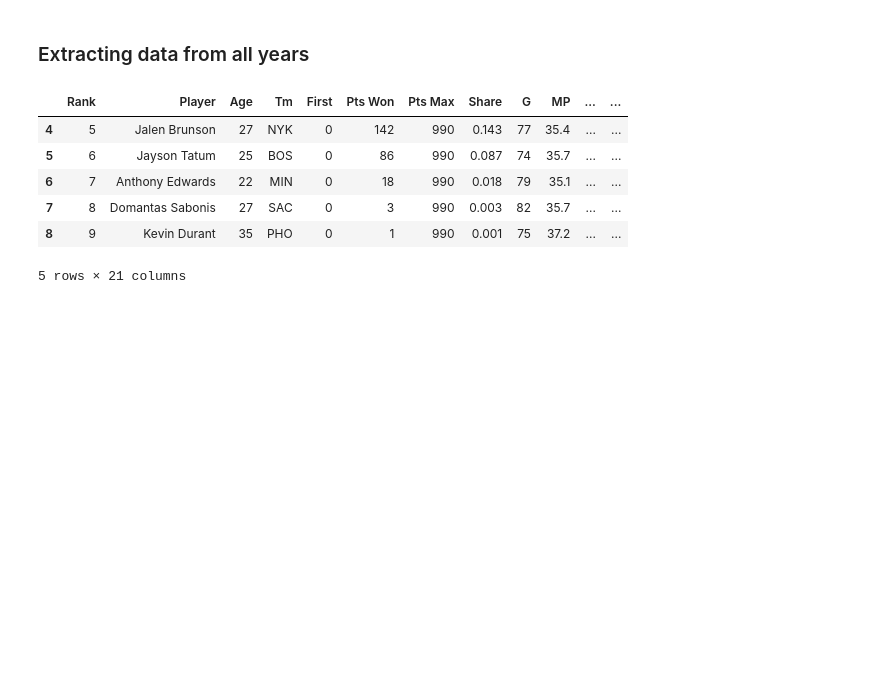
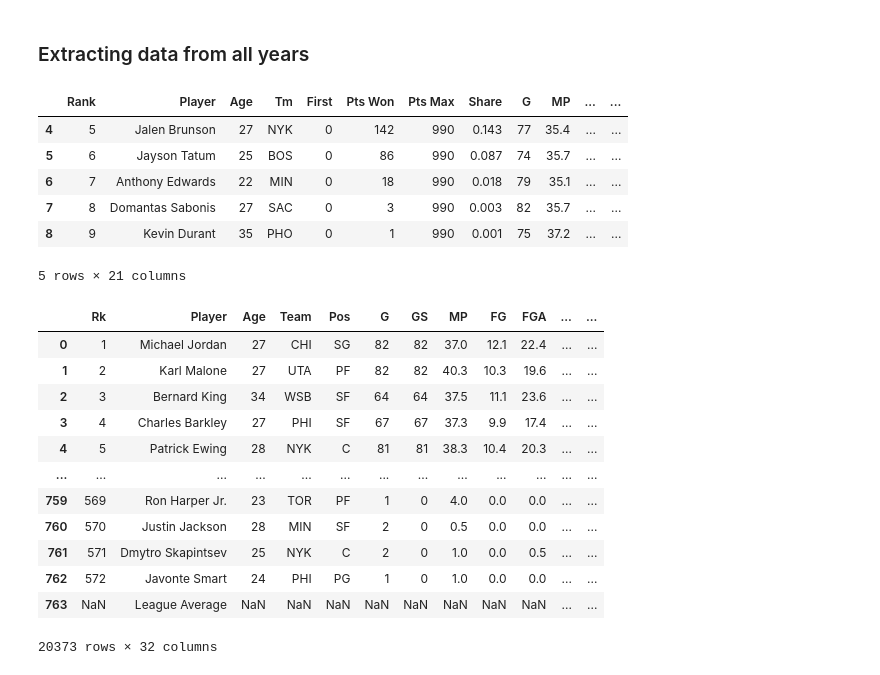
Before and after one commit to AvirukthGT/NBA-MVP-Prediction, a Jupyter notebook: web_scraping.ipynb, the cells around one changed output. Cells and saved outputs as stored; diff of their text form; code cells hidden in the pictures; blank space fills up the shorter version.

Commit message:
extracted player data

```diff
--- a/web_scraping.ipynb
+++ b/web_scraping.ipynb
@@ -103,3 +103,33 @@ for year in years:
 
     with open("player/{}.html".format(year),"w+") as f:
         f.write(html)
+# %%
+df=[]
+for year in years:
+    with open("player/{}.html".format(year),encoding="utf-8") as f:
+        page=f.read()
+
+    soup=BeautifulSoup(page,"html.parser")
+    soup.find("tr",class_="thead").decompose()
+    player_table=soup.find(id="per_game_stats")
+    player=pd.read_html(str(player_table))[0]
+    player["Year"]=year
+    df.append(player)
+# %%
+players=pd.concat(df)
+# %%
+players
+# %% [output]
+|  | Rk | Player | Age | Team | Pos | G | GS | MP | FG | FGA | ... | ... |
+| 0 | 1 | Michael Jordan | 27 | CHI | SG | 82 | 82 | 37.0 | 12.1 | 22.4 | ... | ... |
+| 1 | 2 | Karl Malone | 27 | UTA | PF | 82 | 82 | 40.3 | 10.3 | 19.6 | ... | ... |
+| 2 | 3 | Bernard King | 34 | WSB | SF | 64 | 64 | 37.5 | 11.1 | 23.6 | ... | ... |
+| 3 | 4 | Charles Barkley | 27 | PHI | SF | 67 | 67 | 37.3 | 9.9 | 17.4 | ... | ... |
+| 4 | 5 | Patrick Ewing | 28 | NYK | C | 81 | 81 | 38.3 | 10.4 | 20.3 | ... | ... |
+| ... | ... | ... | ... | ... | ... | ... | ... | ... | ... | ... | ... | ... |
+| 759 | 569 | Ron Harper Jr. | 23 | TOR | PF | 1 | 0 | 4.0 | 0.0 | 0.0 | ... | ... |
+| 760 | 570 | Justin Jackson | 28 | MIN | SF | 2 | 0 | 0.5 | 0.0 | 0.0 | ... | ... |
+| 761 | 571 | Dmytro Skapintsev | 25 | NYK | C | 2 | 0 | 1.0 | 0.0 | 0.5 | ... | ... |
+| 762 | 572 | Javonte Smart | 24 | PHI | PG | 1 | 0 | 1.0 | 0.0 | 0.0 | ... | ... |
+| 763 | NaN | League Average | NaN | NaN | NaN | NaN | NaN | NaN | NaN | NaN | ... | ... |
+20373 rows × 32 columns
```
Also changed, not shown: parts of 1 cell of this notebook, 35 other files.
